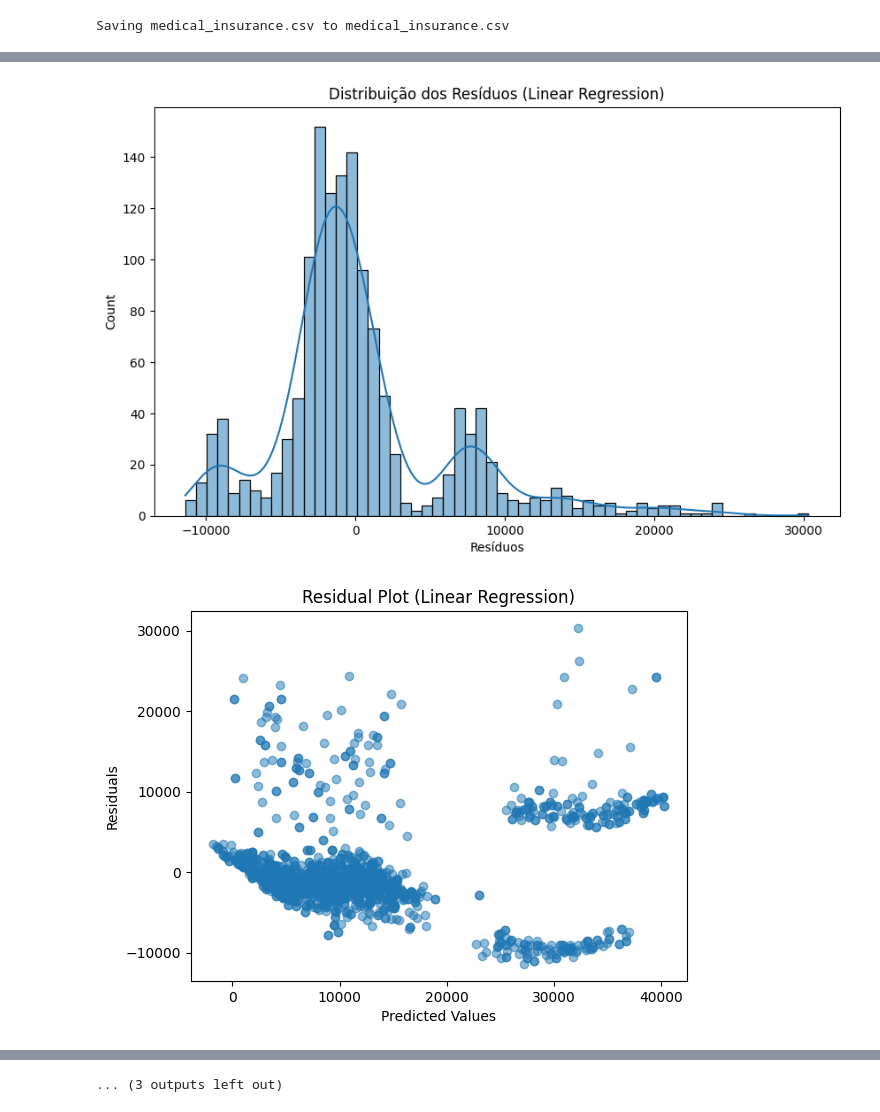
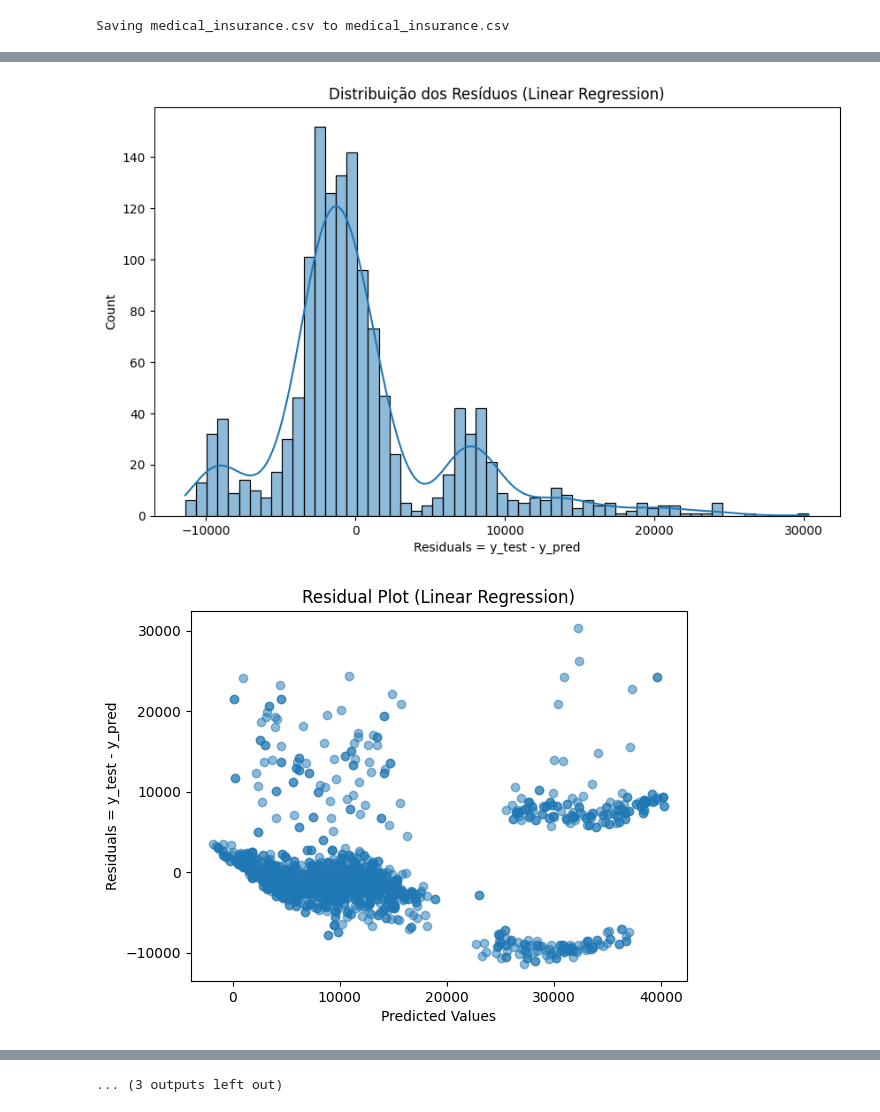
Before and after one commit to TheUnboundedSoul/TrabalhoDeIAA, a Jupyter notebook: TrabalhoIAAv2.ipynb, the cells around one changed output, grey strips where cells are left out. Drawn from its saved outputs; the diff is of its cells as text; code cells hidden in the pictures.

```diff
--- a/TrabalhoIAAv2.ipynb
+++ b/TrabalhoIAAv2.ipynb
@@ -100,7 +100,7 @@ def print_evaluation_metrics(model, X_test, y_test):
     mse = mean_squared_error(y_test, y_pred)
     mae = mean_absolute_error(y_test, y_pred)
     r2 = r2_score(y_test, y_pred)
-    print(f"{model.__class__.__name__} - Erro quadrático médio (MSE): {mse}, Erro absoluto médio (MAE): {mae}, R^2 dos Resultados: {r2}")
+    print(f"{model.__class__.__name__} - Erro quadrático médio (MSE): {mse}, Erro absoluto médio (MAE): {mae}, R^2 dos Resultados (medida estatística de quão próximos os dados estão da linha de regressão ajustada): {r2}")
     return y_pred
 
 y_pred_lr = print_evaluation_metrics(lr_model, X_test, y_test)
@@ -117,12 +117,12 @@ def plot_residuals(y_test, y_pred, model_name):
     plt.figure(figsize=(10, 6))
     sns.histplot(residuals, kde=True)
     plt.title(f"Distribuição dos Resíduos ({model_name})")
-    plt.xlabel("Resíduos")
+    plt.xlabel("Residuals = y_test - y_pred")
     plt.show()
 
     plt.scatter(y_pred, residuals, alpha=0.5)
     plt.xlabel("Predicted Values")
-    plt.ylabel("Residuals")
+    plt.ylabel("Residuals = y_test - y_pred")
     plt.title(f"Residual Plot ({model_name})")
     plt.show()
 
@@ -174,24 +174,4 @@ plt.figure(figsize=(20,10))
 tree.plot_tree(dt_regressor, feature_names=X.columns, filled=True, fontsize=13, proportion=True)
 plt.title("Decision Tree Regressor")
 plt.show()
-
-#-------------------------------------------------------------------
-# Discussão e Comparação
-#-------------------------------------------------------------------
-
-# Explicação Teórica
-# Regressão Linear é um modelo simples e interpretável, mas pode ser limitado por outliers e não captura relações não lineares.
-# Regressão Ridge e Lasso adicionam regularização para evitar overfitting, com Ridge penalizando grandes coeficientes e Lasso podendo zerar alguns coeficientes.
-# Decision Tree Regressor captura relações não lineares e interações entre características, mas pode ser propenso a overfitting se não for bem podado.
-
-# Discussão dos Resultados
-# Comparando as métricas (MSE, MAE, R2), podemos ver como cada modelo performa e qual é mais adequado para o nosso conjunto de dados.
-# Visualizações como gráficos de resíduos e comparações de valores reais vs preditos ajudam a entender melhor a performance de cada modelo.
-
-# Sugestões de Melhoria
-# Poderíamos experimentar outros modelos como Random Forest, Gradient Boosting, ou mesmo redes neurais.
-# Outras técnicas de feature engineering e seleção de características poderiam ser exploradas para melhorar a performance do modelo.
-
-# Auto-descoberta
-# Exploramos técnicas básicas de modelagem, mas há muitas outras técnicas avançadas que poderiam ser exploradas, como ensemble methods, tuning de hiperparâmetros mais aprofundado, e validação cruzada mais robusta.
 # %% [output]
@@ -218,2 +198,2 @@ DecisionTreeRegressor - Erro quadrático médio (MSE): 22368500.670793302, Erro
-[figure, old version]
+[figure, new version]
-[figure, old version]
+[figure, new version]
```
Also changed, not shown: parts of 1 cell of this notebook.
